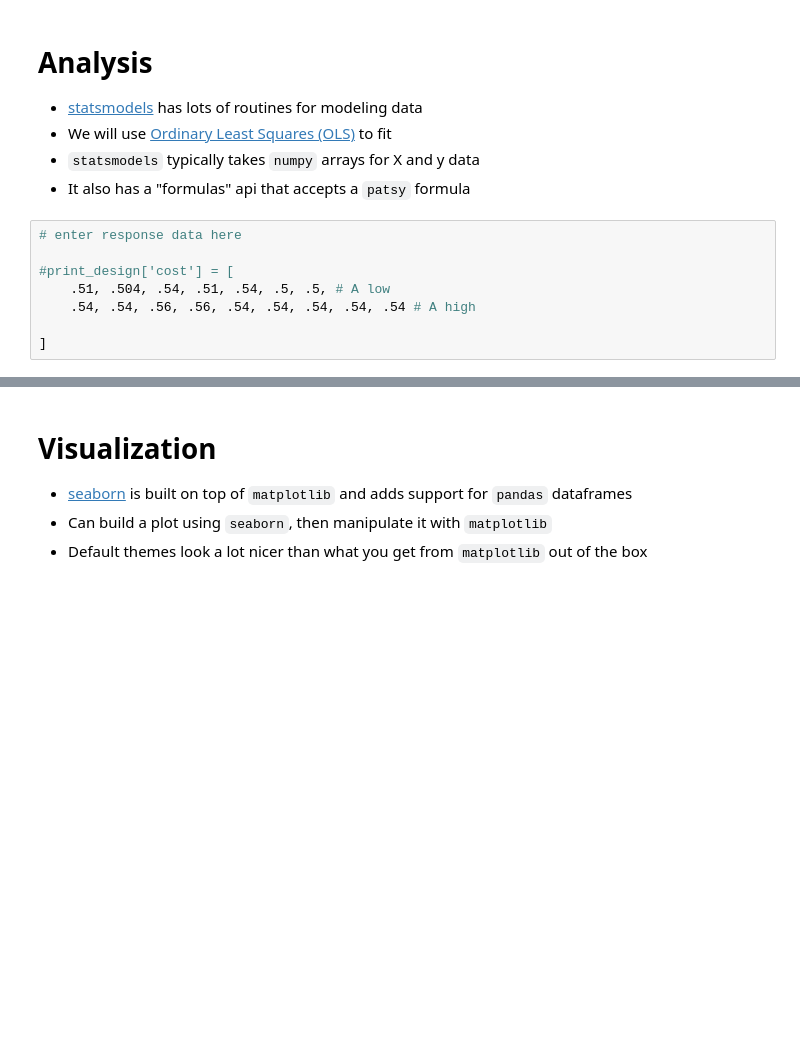
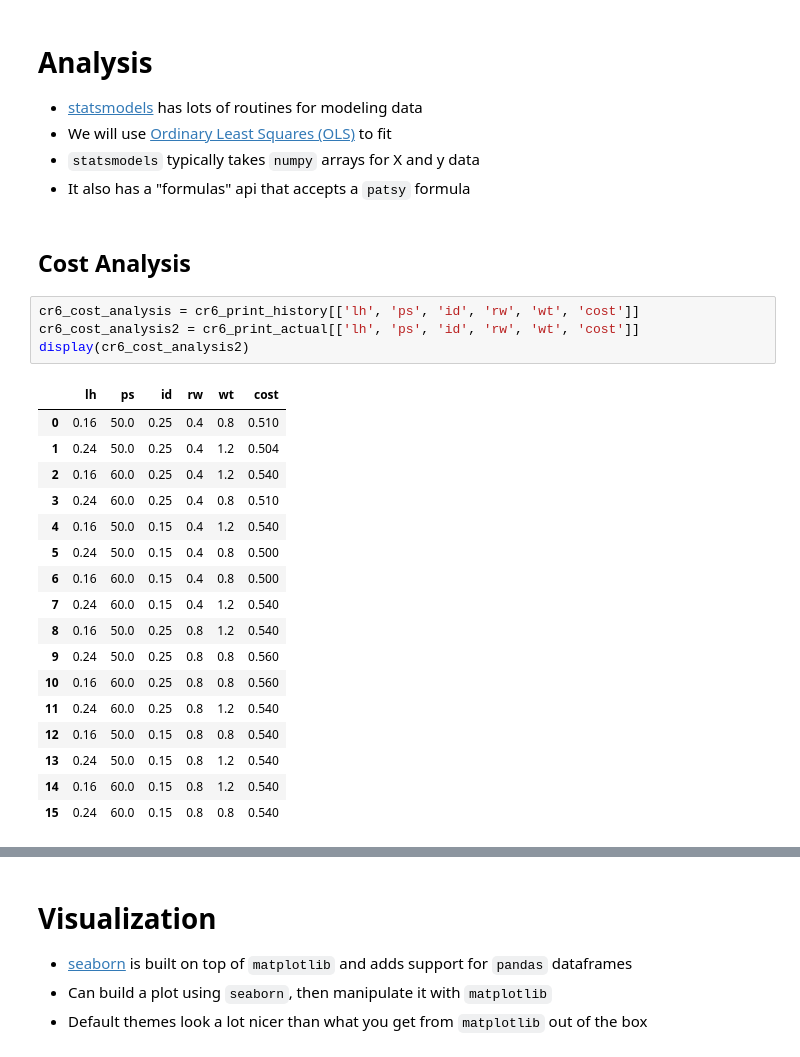
Before and after one commit to wilsongis/3DP_Experiments, a Jupyter notebook: Sample/Test.ipynb, the cells around one changed output, grey strips where cells are left out. Saved outputs shown, nothing was run; the diff lists cells and outputs as text; blank space fills up the shorter version.

```diff
--- a/Sample/Test.ipynb
+++ b/Sample/Test.ipynb
@@ -690,11 +804,27 @@ This is not a cause for great concern as the three factor interactions are rare
 * We will use [Ordinary Least Squares (OLS)](http://statsmodels.sourceforge.net/devel/examples/notebooks/generated/ols.html) to fit
 * `statsmodels` typically takes `numpy` arrays for X and y data
 * It also has a "formulas" api that accepts a `patsy` formula
-# %%
-# enter response data here
-
-#print_design['cost'] = [
-    .51, .504, .54, .51, .54, .5, .5, # A low
-    .54, .54, .56, .56, .54, .54, .54, .54, .54 # A high
-
-]
+# %% [markdown]
+## Cost Analysis
+# %%
+cr6_cost_analysis = cr6_print_history[['lh', 'ps', 'id', 'rw', 'wt', 'cost']]
+cr6_cost_analysis2 = cr6_print_actual[['lh', 'ps', 'id', 'rw', 'wt', 'cost']]
+display(cr6_cost_analysis2)
+# %% [output]
+|  | lh | ps | id | rw | wt | cost |
+| 0 | 0.16 | 50.0 | 0.25 | 0.4 | 0.8 | 0.510 |
+| 1 | 0.24 | 50.0 | 0.25 | 0.4 | 1.2 | 0.504 |
+| 2 | 0.16 | 60.0 | 0.25 | 0.4 | 1.2 | 0.540 |
+| 3 | 0.24 | 60.0 | 0.25 | 0.4 | 0.8 | 0.510 |
+| 4 | 0.16 | 50.0 | 0.15 | 0.4 | 1.2 | 0.540 |
+| 5 | 0.24 | 50.0 | 0.15 | 0.4 | 0.8 | 0.500 |
+| 6 | 0.16 | 60.0 | 0.15 | 0.4 | 0.8 | 0.500 |
+| 7 | 0.24 | 60.0 | 0.15 | 0.4 | 1.2 | 0.540 |
+| 8 | 0.16 | 50.0 | 0.25 | 0.8 | 1.2 | 0.540 |
+| 9 | 0.24 | 50.0 | 0.25 | 0.8 | 0.8 | 0.560 |
+| 10 | 0.16 | 60.0 | 0.25 | 0.8 | 0.8 | 0.560 |
+| 11 | 0.24 | 60.0 | 0.25 | 0.8 | 1.2 | 0.540 |
+| 12 | 0.16 | 50.0 | 0.15 | 0.8 | 0.8 | 0.540 |
+| 13 | 0.24 | 50.0 | 0.15 | 0.8 | 1.2 | 0.540 |
+| 14 | 0.16 | 60.0 | 0.15 | 0.8 | 1.2 | 0.540 |
+| 15 | 0.24 | 60.0 | 0.15 | 0.8 | 0.8 | 0.540 |
```
Also changed, not shown: parts of 35 cells of this notebook, 8 other files.
